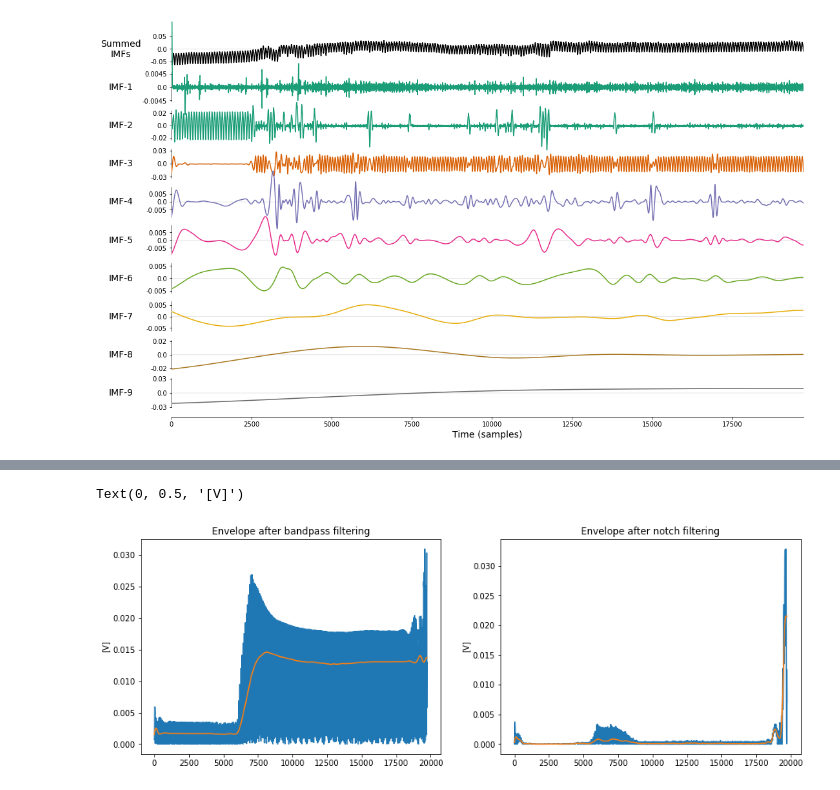
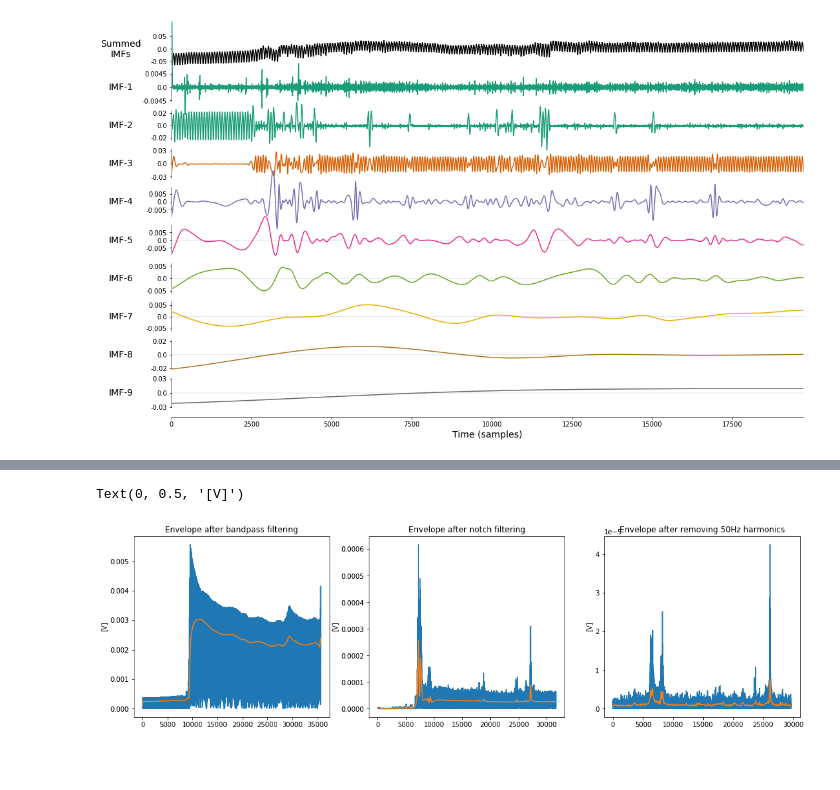
Before and after one commit to kstray/master-thesis-implementation, a Jupyter notebook: emg_processing.ipynb, the cells around one changed output, grey strips where cells are left out. Drawn from its saved outputs; the diff is of its cells as text; code cells hidden in the pictures; blank space fills up the shorter version.

Commit message:
Add comb filter to reduce 50Hz harmonics

```diff
--- a/emg_processing.ipynb
+++ b/emg_processing.ipynb
@@ -26,9 +26,9 @@ df.iloc[10:].plot()
 # %%
 # Plot raw EMG signals and FFT
-y = df.channel_6
+y = df.channel_5
 y = y.to_numpy()
-y = y[100:]
-# y = y - y.mean()
+y = y[1000:-3000]           # Remove funky end-effects
+y = y - y.mean()            # Center around zero
 
 N = len(y)
 T = 1 / sampling_rate
@@ -41,8 +41,10 @@ plt.plot(y)
 # plt.xlim(7000,8000)
 plt.title('Raw signal, mean removed')
 plt.ylabel('[V]')
+plt.xlabel('Samples')
 plt.subplot(1, 2, 2)
 plt.plot(x, 2.0/N * np.abs(y_fft[:N//2]))
 plt.xlim(-10, 800)
 plt.title('FFT of signal')
+plt.xlabel('Frequency [Hz]')
 # %% [output]
@@ -92,32 +69,38 @@ emd.plotting.plot_imfs(imf, scale_y=True, cmap=True)
 [figure]
 # %%
 # Bandpass filter
-high = 5       # Normalized to Nyquist rate
-low = 400
+high = 20        # Remove DC-related noise
+low = 400       # EMG harmonics above 400Hz are generally due to noise
 b, a = scipy.signal.butter(4, [high,low], btype='bandpass', fs=sampling_rate)
 y_butter = scipy.signal.filtfilt(b, a, y)
-# y_butter = abs(y_butter)
 
+N_butter = len(y_butter)
+x_butter = np.linspace(0.0, 1.0/(2.0*T), N_butter//2)
 y_butter_fft = scipy.fftpack.fft(y_butter)
 
 fig = plt.figure(figsize=(15,5))
 plt.subplot(1, 2, 1)
-plt.plot(y[1:])
+plt.plot(y)
 # plt.xlim(7500,10000)
 plt.title('Signal before bandpass filtering')
 plt.ylabel('[V]')
+plt.xlabel('Samples')
 plt.subplot(1, 2, 2)
-plt.plot(y_butter[100:])
+plt.plot(y_butter)
 # plt.xlim(7500,10000)
 plt.title('Signal after bandpass filtering')
 plt.ylabel('[V]')
+plt.xlabel('Samples')
 
 fig = plt.figure(figsize=(15,5))
 plt.subplot(1, 2, 1)
 plt.plot(x, 2.0/N * np.abs(y_fft[:N//2]))
+plt.xlim(-20, 400)
 plt.title('FFT before bandpass filtering')
+plt.xlabel('Frequency [Hz]')
 plt.subplot(1, 2, 2)
-plt.plot(x, 2.0/N * np.abs(y_butter_fft[:N//2]))
-plt.xlim(0, 200)
+plt.plot(x_butter, 2.0/N_butter * np.abs(y_butter_fft[:N_butter//2]))
+plt.xlim(-20, 400)
 plt.title('FFT after bandpass filtering')
+plt.xlabel('Frequency [Hz]')
 # %% [output]
@@ -168,21 +244,28 @@ Text(0.5, 1.0, 'FFT after notch filtering')
 # %%
 # Envelope
-low_pass = 10/(sampling_rate/2)
-b, a = scipy.signal.butter(3, low_pass, btype='lowpass')
+low_pass = 20
+b, a = scipy.signal.butter(3, low_pass, btype='lowpass', fs=sampling_rate)
 envelope_b = scipy.signal.filtfilt(b, a, abs(y_butter))
 envelope_n = scipy.signal.filtfilt(b, a, abs(y_notched))
+envelope_c = scipy.signal.filtfilt(b, a, abs(y_clean))
 
-fig = plt.figure(figsize=(15,5))
-plt.subplot(1, 2, 1)
+
+fig = plt.figure(figsize=(18,5))
+plt.subplot(1, 3, 1)
 plt.plot(abs(y_butter))
 plt.plot(envelope_b)
 plt.title('Envelope after bandpass filtering')
 plt.ylabel('[V]')
-plt.subplot(1, 2, 2)
+plt.subplot(1, 3, 2)
 plt.plot(abs(y_notched))
 plt.plot(envelope_n)
 plt.title('Envelope after notch filtering')
 plt.ylabel('[V]')
+plt.subplot(1, 3, 3)
+plt.plot(abs(y_clean))
+plt.plot(envelope_c)
+plt.title('Envelope after removing 50Hz harmonics')
+plt.ylabel('[V]')
 # %% [output]
 Text(0, 0.5, '[V]')
-[figure, old version]
+[figure, new version]
```
Also changed, not shown: parts of 8 cells of this notebook, 2 other files.
